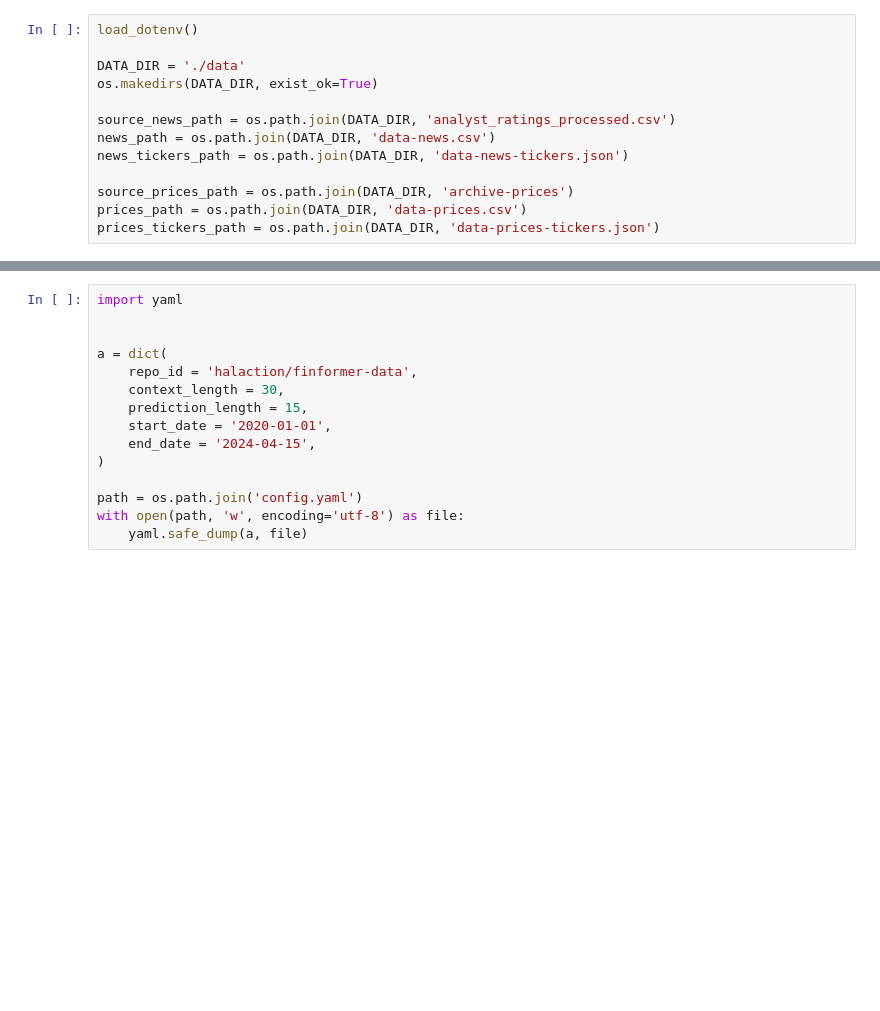
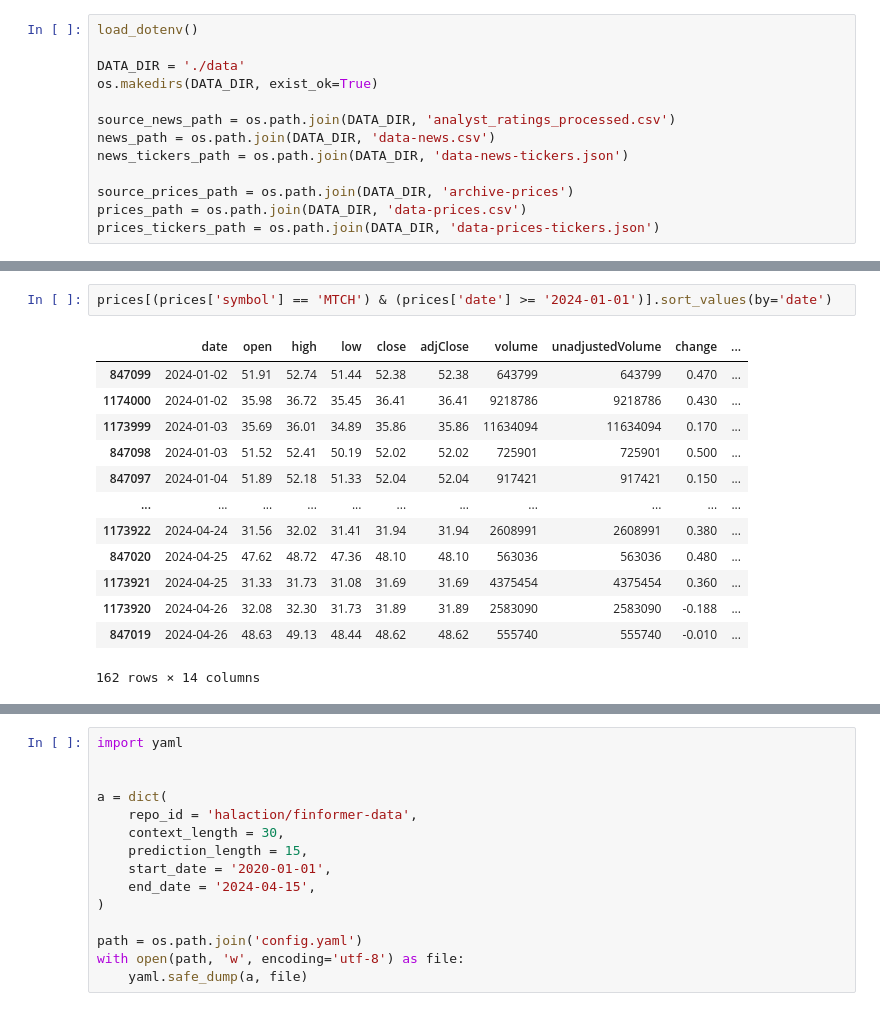
Before and after one commit to halaction/finformer, a Jupyter notebook: finformer-data.ipynb, the cells around one changed output, grey strips where cells are left out. Cells and saved outputs as stored; diff of their text form; blank space fills up the shorter version.

```diff
--- a/finformer-data.ipynb
+++ b/finformer-data.ipynb
@@ -30,0 +167,16 @@ prices_tickers_path = os.path.join(DATA_DIR, 'data-prices-tickers.json')
+# %%
+prices[(prices['symbol'] == 'MTCH') & (prices['date'] >= '2024-01-01')].sort_values(by='date')
+# %% [output]
+|  | date | open | high | low | close | adjClose | volume | unadjustedVolume | change | ... |
+| 847099 | 2024-01-02 | 51.91 | 52.74 | 51.44 | 52.38 | 52.38 | 643799 | 643799 | 0.470 | ... |
+| 1174000 | 2024-01-02 | 35.98 | 36.72 | 35.45 | 36.41 | 36.41 | 9218786 | 9218786 | 0.430 | ... |
+| 1173999 | 2024-01-03 | 35.69 | 36.01 | 34.89 | 35.86 | 35.86 | 11634094 | 11634094 | 0.170 | ... |
+| 847098 | 2024-01-03 | 51.52 | 52.41 | 50.19 | 52.02 | 52.02 | 725901 | 725901 | 0.500 | ... |
+| 847097 | 2024-01-04 | 51.89 | 52.18 | 51.33 | 52.04 | 52.04 | 917421 | 917421 | 0.150 | ... |
+| ... | ... | ... | ... | ... | ... | ... | ... | ... | ... | ... |
+| 1173922 | 2024-04-24 | 31.56 | 32.02 | 31.41 | 31.94 | 31.94 | 2608991 | 2608991 | 0.380 | ... |
+| 847020 | 2024-04-25 | 47.62 | 48.72 | 47.36 | 48.10 | 48.10 | 563036 | 563036 | 0.480 | ... |
+| 1173921 | 2024-04-25 | 31.33 | 31.73 | 31.08 | 31.69 | 31.69 | 4375454 | 4375454 | 0.360 | ... |
+| 1173920 | 2024-04-26 | 32.08 | 32.30 | 31.73 | 31.89 | 31.89 | 2583090 | 2583090 | -0.188 | ... |
+| 847019 | 2024-04-26 | 48.63 | 49.13 | 48.44 | 48.62 | 48.62 | 555740 | 555740 | -0.010 | ... |
+162 rows × 14 columns
```
Also changed, not shown: parts of 41 cells of this notebook, 5 other files.
